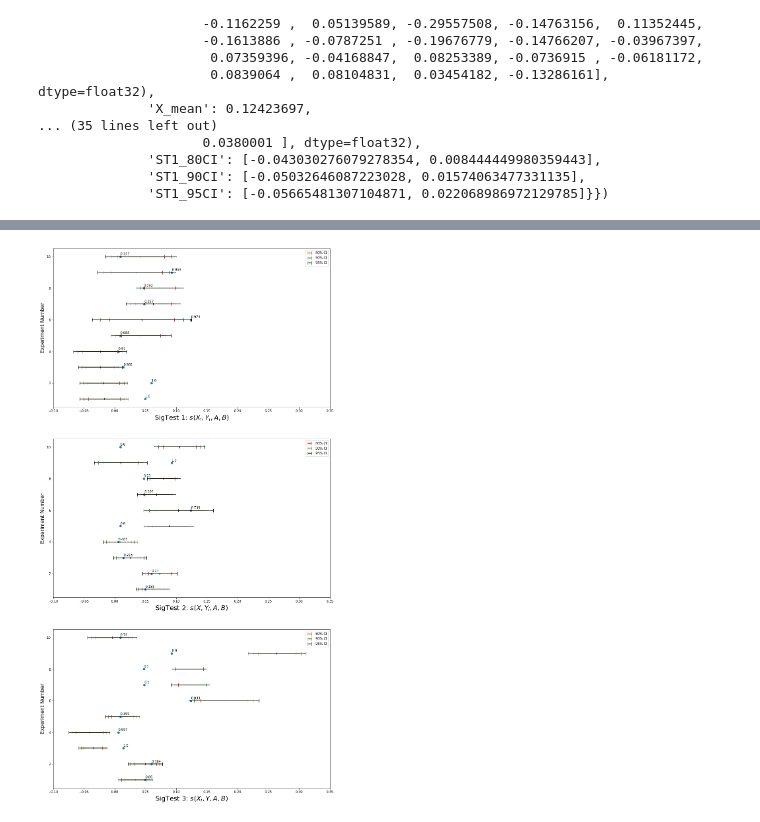
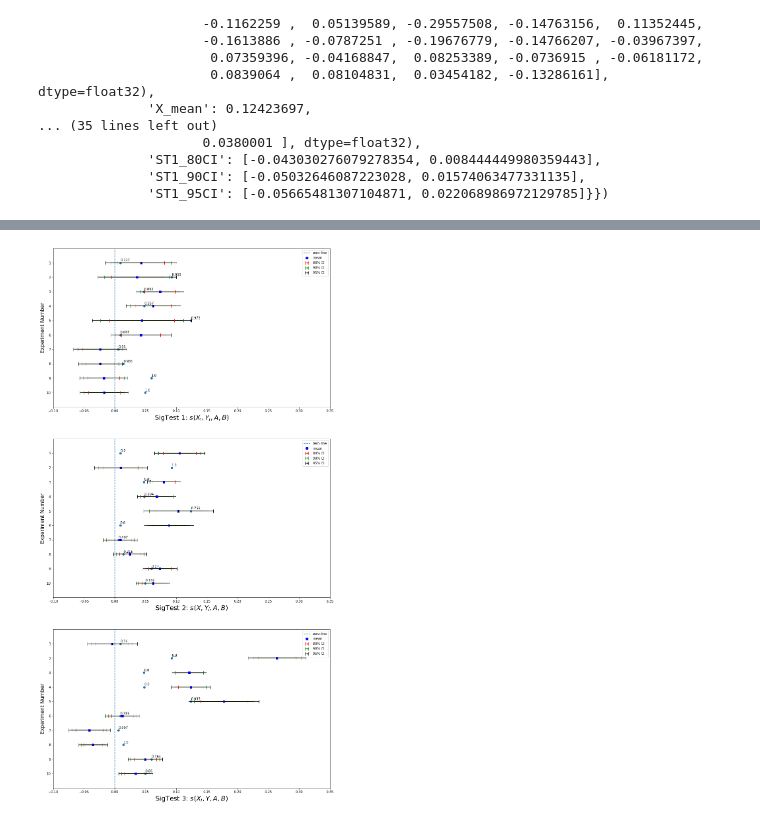
Before and after one commit to danieljsmarda/first-order-cooccurrence-metric-experiments, a Jupyter notebook: notebooks/SigTestVisualization.ipynb, the cells around one changed output, grey strips where cells are left out. Saved outputs shown, nothing was run; the diff lists cells and outputs as text; code cells hidden in the pictures.

```diff
--- a/notebooks/SigTestVisualization.ipynb
+++ b/notebooks/SigTestVisualization.ipynb
@@ -7,15 +7,3 @@ from tqdm import tqdm
 import sys
 sys.path.append('../src')
 from models import open_pickle, filter_terms_not_in_wemodel
-# %%
-import matplotlib.pyplot as plt
-
-x = [2, 4, 3]
-y = [1, 3, 5]
-errors = [0.5, 0.25, 0.75]
-errors2 = [0.6, 0.3, 0.8]
-
-plt.figure()
-plt.errorbar(x, y, xerr=errors, fmt = 'o', color = 'r', capsize=5)
-plt.errorbar(x, y, xerr=errors2, fmt = 'o', color = 'k')
-plt.yticks((0, 1, 3, 5, 6), ('', 'x3', 'x2', 'x1',''))
@@ -39,7 +19,8 @@ loading done!
 # %%
 RESULTS_FILEPATH = '../data/interim/association_metric_exps.pickle'
 EXPERIMENT_DEFINITION_FILEPATH = '../data/interim/experiment_definitions.pickle'
-SIGTEST_IMAGE_SAVE_FILEPATH = '../reports/figures/sigtest_intervals.png'
+SIGTEST_IMAGE_FILEPATH = '../reports/figures/sigtest_intervals.png'
+SIGTEST_HORIZONTAL_IMAGE_FILEPATH = '../reports/figures/sigtest_intervals_horizontal.png'
 
 exp_def_dict = open_pickle(EXPERIMENT_DEFINITION_FILEPATH)
 results_dict = open_pickle(RESULTS_FILEPATH)
@@ -115,14 +91,15 @@ for test_num in range(1,4):
     #ax.errorbar(means, y, xerr=errors_80, fmt='|', color='r', capsize=5, label='80% CI')
     #ax.errorbar(means, y, xerr=errors_90, fmt='|', color='g', capsize=5, label='90% CI')
     #ax.errorbar(means, y, xerr=errors_95, fmt='|', color='k', capsize=5, label='95% CI')
-    #ax.scatter(test_stats, y)
+    ax.scatter(test_stats, y)
     dists = [results_dict[exp_num]['second'][f'sigtest_dist_{test_num}'] for exp_num in exp_nums]
-    ax.violinplot(dists, vert=False, quantiles=[0.5])
+    quants = [[0.025, 0.05, 0.1, 0.9, 0.95, 0.975] for i in range(10)]
+    ax.violinplot(dists, vert=False, quantiles=quants)
     #ax.set_xlim(X_AXIS_LIMITS)
     #fig.suptitle('Sig Tests', fontsize=20)
     #fig.text(0.04, 0.5, 'Experiment Number', va='center', rotation='vertical', fontsize=20)
-    #p_values = [get_p_value(results_dict[exp_num]['second'][f'sigtest_dist_{test_num}'], test_stats[exp_num-1]) \
-    #                        for exp_num in exp_nums]
-    #annotate_points(ax, p_values, test_stats, [c+Y_ANNOTATION_OFFSET for c in y])
+    p_values = [get_p_value(results_dict[exp_num]['second'][f'sigtest_dist_{test_num}'], test_stats[exp_num-1]) \
+                            for exp_num in exp_nums]
+    annotate_points(ax, p_values, test_stats, [c+Y_ANNOTATION_OFFSET for c in y])
     add_axes_obj_labels(ax, test_num)
 # %% [output]
@@ -131,31 +107,37 @@ TypeError: violinplot() got an unexpected keyword argument 'quantiles'
 # %%
 # Whiskers
 fig, axs = plt.subplots(3,1, figsize=(15,30))
 X_AXIS_LIMITS = [-0.1, 0.35]
-Y_ANNOTATION_OFFSET = 0.1
+Y_ANNOTATION_OFFSET = -0.1
 exp_nums = [i for i in range(1,11)]
 
 for test_num in range(1,4):
     ax = axs[test_num - 1]
     test_stats = [results_dict[exp_num]['second']['test_statistic'] for exp_num in exp_nums]
     means = [np.mean(results_dict[exp_num]['second'][f'sigtest_dist_{test_num}']) for exp_num in exp_nums]
-    y = [i for i in range(1,11)]
+    y = [11-i for i in range(1,11)]
     errors_80 = [get_error(results_dict[exp_num]['second'][f'sigtest_dist_{test_num}'], 0.8) for exp_num in exp_nums]
     errors_90 = [get_error(results_dict[exp_num]['second'][f'sigtest_dist_{test_num}'], 0.9) for exp_num in exp_nums]
     errors_95 = [get_error(results_dict[exp_num]['second'][f'sigtest_dist_{test_num}'], 0.95) for exp_num in exp_nums]
 
+    ax.errorbar(means, y, xerr=0, fmt='s', color='b', label='mean')
     ax.errorbar(means, y, xerr=errors_80, fmt='|', color='r', capsize=5, label='80% CI')
     ax.errorbar(means, y, xerr=errors_90, fmt='|', color='g', capsize=5, label='90% CI')
     ax.errorbar(means, y, xerr=errors_95, fmt='|', color='k', capsize=5, label='95% CI')
     ax.scatter(test_stats, y)
     dists = [results_dict[exp_num]['second'][f'sigtest_dist_{test_num}'] for exp_num in exp_nums]
-    ax.set_xlim(X_AXIS_LIMITS)
+    ax.axvline(0, label='zero-line', linestyle='--')
     #fig.suptitle('Sig Tests', fontsize=20)
     #fig.text(0.04, 0.5, 'Experiment Number', va='center', rotation='vertical', fontsize=20)
     p_values = [get_p_value(results_dict[exp_num]['second'][f'sigtest_dist_{test_num}'], test_stats[exp_num-1]) \
                             for exp_num in exp_nums]
     annotate_points(ax, p_values, test_stats, [c+Y_ANNOTATION_OFFSET for c in y])
     add_axes_obj_labels(ax, test_num)
+
+    ax.set_xlim(X_AXIS_LIMITS)
+    ax.set_yticks(y)
+    ax.set_ylim(11,0)
     ax.legend()
+plt.savefig(SIGTEST_IMAGE_FILEPATH)
 # %% [output]
-[figure, old version]
+[figure, new version]
```
Also changed, not shown: parts of 4 cells of this notebook, 3 other files.
